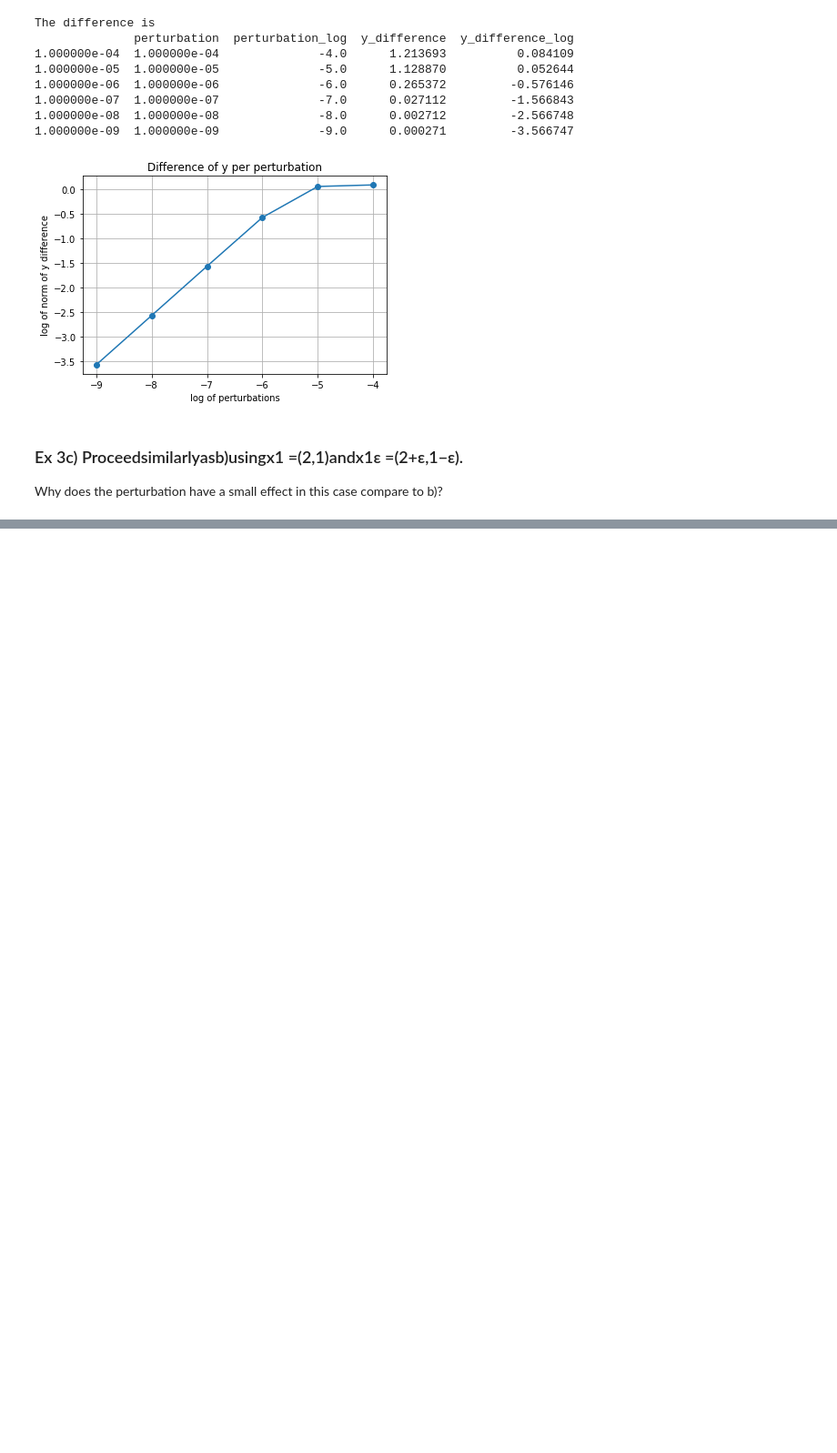
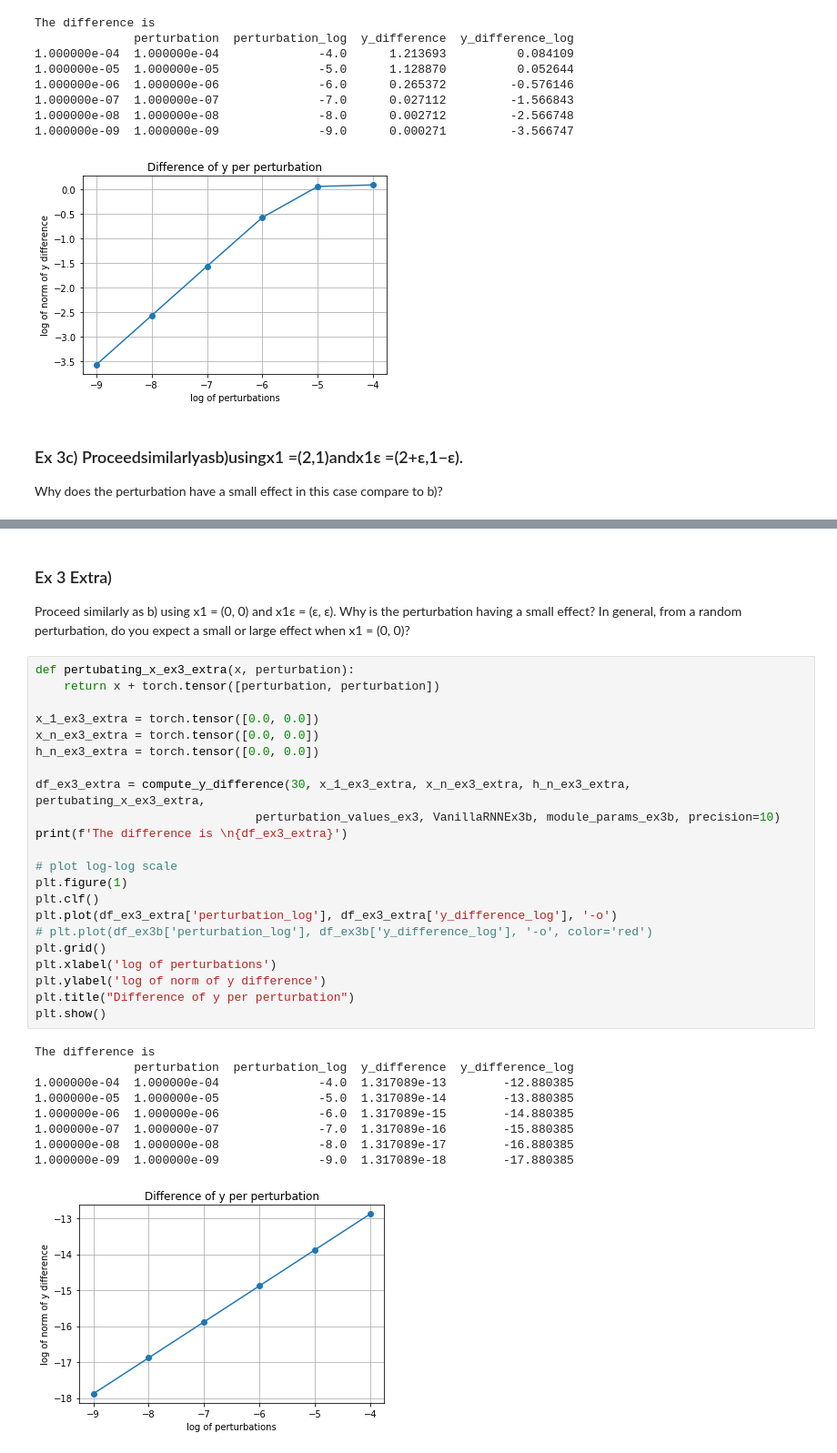
Before and after one commit to foundwonder/APM598_Deep_Neural_Networks, a Jupyter notebook: HW3_20200306.ipynb, the cells around one changed output, grey strips where cells are left out. Shown: that part at 91% size. Cells and saved outputs as stored; diff of their text form; blank space fills up the shorter version.

```diff
--- a/HW3_20200306.ipynb
+++ b/HW3_20200306.ipynb
@@ -311,3 +311,39 @@ The difference is
 1.000000e-08  1.000000e-08              -8.0           0.0               -∞
 1.000000e-09  1.000000e-09              -9.0           0.0               -∞
 [figure]
+# %% [markdown]
+### Ex 3 Extra)
+Proceed similarly as b) using x1 = (0, 0) and x1ε = (ε, ε). Why is the perturbation having a small effect?
+In general, from a random perturbation, do you expect a small or large effect when x1 = (0, 0)?
+# %%
+def pertubating_x_ex3_extra(x, perturbation):
+    return x + torch.tensor([perturbation, perturbation])
+
+x_1_ex3_extra = torch.tensor([0.0, 0.0])
+x_n_ex3_extra = torch.tensor([0.0, 0.0])
+h_n_ex3_extra = torch.tensor([0.0, 0.0])
+
+df_ex3_extra = compute_y_difference(30, x_1_ex3_extra, x_n_ex3_extra, h_n_ex3_extra, pertubating_x_ex3_extra,
+                               perturbation_values_ex3, VanillaRNNEx3b, module_params_ex3b, precision=10)
+print(f'The difference is \n{df_ex3_extra}')
+
+# plot log-log scale
+plt.figure(1)
+plt.clf()
+plt.plot(df_ex3_extra['perturbation_log'], df_ex3_extra['y_difference_log'], '-o')
+# plt.plot(df_ex3b['perturbation_log'], df_ex3b['y_difference_log'], '-o', color='red')
+plt.grid()
+plt.xlabel('log of perturbations')
+plt.ylabel('log of norm of y difference')
+plt.title("Difference of y per perturbation")
+plt.show()
+# %% [output]
+The difference is
+              perturbation  perturbation_log  y_difference  y_difference_log
+1.000000e-04  1.000000e-04              -4.0  1.317089e-13        -12.880385
+1.000000e-05  1.000000e-05              -5.0  1.317089e-14        -13.880385
+1.000000e-06  1.000000e-06              -6.0  1.317089e-15        -14.880385
+1.000000e-07  1.000000e-07              -7.0  1.317089e-16        -15.880385
+1.000000e-08  1.000000e-08              -8.0  1.317089e-17        -16.880385
+1.000000e-09  1.000000e-09              -9.0  1.317089e-18        -17.880385
+[figure, added]
```
Also changed, not shown: parts of 2 cells of this notebook, 1 other file.
